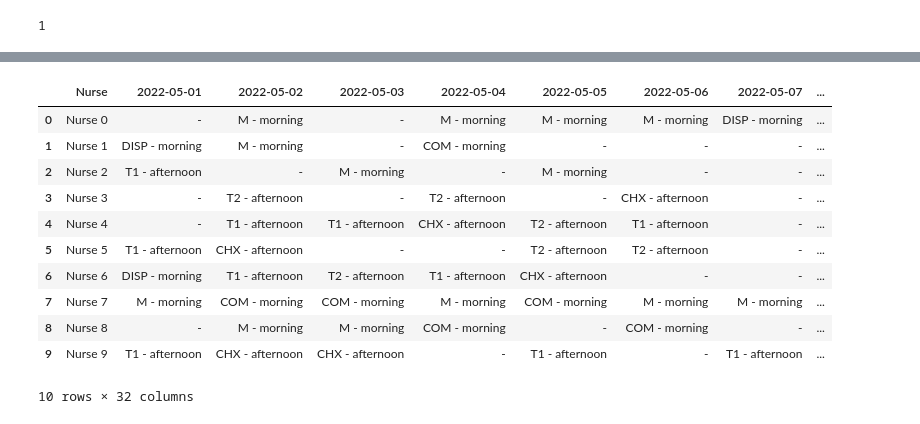
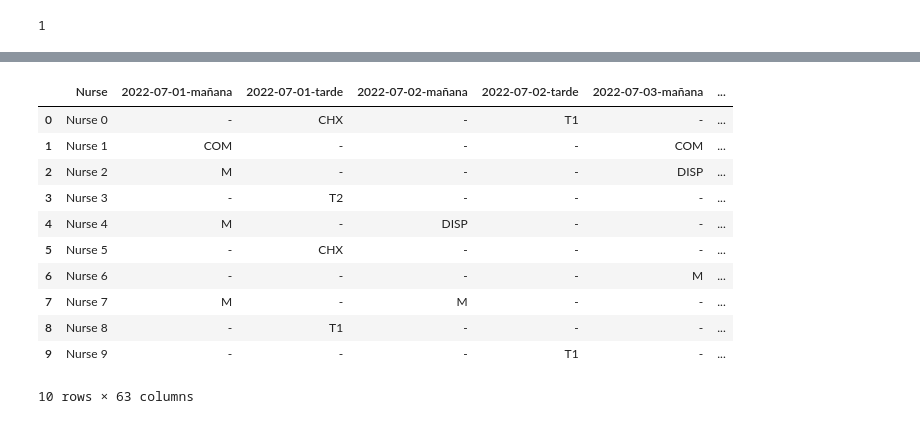
Before and after one commit to fabian-castano/HHCRSP, a Jupyter notebook: proyecto_HHCRSP/main_file.ipynb, the cells around one changed output, grey strips where cells are left out. Saved outputs shown, nothing was run; the diff lists cells and outputs as text; code cells hidden in the pictures.

```diff
--- a/proyecto_HHCRSP/main_file.ipynb
+++ b/proyecto_HHCRSP/main_file.ipynb
@@ -3,12 +3,12 @@
 from app.libs.classes import Shift, Nurse
 import json
 # %%
-with open('data/shifts.json', 'r') as f:
+with open('instances/n_nurses_10_m_7_y_2022/shifts_7-2022_1.json', 'r') as f:
     shifts = json.load(f)
 
 shifts = {shift['shift_id']: Shift(**shift) for shift in shifts}
 
-with open('data/nurses.json', 'r') as f:
+with open('instances/n_nurses_10_m_7_y_2022/n_nurses_10_7-2022_1.json', 'r') as f:
     nurses = json.load(f)
 
 nurses = {nurse['nurse_id']: Nurse(**nurse) for nurse in nurses}
@@ -196,16 +219,18 @@ Wrote result file '/var/folders/xc/t5gbnt3n5sq5bkg65xw9f1g00000gn/T/0702a4e54de3
 # %%
 import pandas as pd
 import numpy as np
-for i in I:
+"""for i in I:
     for j in J:
         if (i, j) in valid_keys and X[i, j].varValue > 0.5:
             if datetime.strptime(shifts[j].shift_date, '%Y-%m-%d').day in [1,7,8,14,15,21,22,28,29] and shifts[j].shift_type!=nurses[i].shift_preference:
                 print(f"Nurse {nurses[i].nurse_name} works in shift {shifts[j].shift_id} on {shifts[j].shift_date} ({shifts[j].shift_type}--{shifts[j].shift}--{nurses[i].shift_preference}) with vacation {nurses[i].vacations} and days off {nurses[i].dates_off}.")
             if datetime.strptime(shifts[j].shift_date, '%Y-%m-%d').day in nurses[i].dates_off:
                 print(f"Nurse {nurses[i].nurse_name} works in shift {shifts[j].shift_id} on {shifts[j].shift_date} ({shifts[j].shift_type}--{shifts[j].shift}--{nurses[i].shift_preference}) with vacation {nurses[i].vacations} and days off {nurses[i].dates_off}.")
-
+"""
 date_range=np.sort(list(set([shifts[j].shift_date for j in range(len(shifts))])))
 nurses_shifts = {nurses[i].nurse_name: {shifts[j].shift_date:shifts[j].shift+" - "+shifts[j].shift_type for j in J if (i,j) in valid_keys and X[i, j].varValue > 0.5} for i in I}
+nurses_morning_shifts={nurses[i].nurse_name: {shifts[j].shift_date:shifts[j].shift for j in J if (i,j) in valid_keys and X[i, j].varValue > 0.5 and shifts[j].shift_type=="morning"} for i in I}
+nurses_afternoo_shifts={nurses[i].nurse_name: {shifts[j].shift_date:shifts[j].shift for j in J if (i,j) in valid_keys and X[i, j].varValue > 0.5 and shifts[j].shift_type=="afternoon"} for i in I}
 
 tabulated_shifts=[]
 for nurse in nurses_shifts:
@@ -213,7 +238,12 @@ for nurse in nurses_shifts:
     for date in date_range:
         if date not in nurses_shifts[nurse]:
             line.append("-")
+            line.append("-")
+        elif date in nurses_morning_shifts[nurse]:
+           line.append(nurses_morning_shifts[nurse][date])
+           line.append("-")
         else:
-           line.append(nurses_shifts[nurse][date])
+           line.append("-")
+           line.append(nurses_afternoo_shifts[nurse][date])
     tabulated_shifts.append(line)
-tabulated_shifts=pd.DataFrame(tabulated_shifts, columns=["Nurse"]+[date for date in date_range])
+tabulated_shifts=pd.DataFrame(tabulated_shifts, columns=["Nurse"]+[str(date)+str(jornada) for date,jornada in product(date_range,["-mañana","-tarde"])])
@@ -228,16 +250,17 @@ Nurse Nurse 9 works in shift 126 on 2022-05-22 (morning--M--afternoon) with vaca
 # %%
 
+tabulated_shifts.to_excel("tabulated_shifts.xlsx")
 tabulated_shifts
 # %% [output]
-|  | Nurse | 2022-05-01 | 2022-05-02 | 2022-05-03 | 2022-05-04 | 2022-05-05 | 2022-05-06 | 2022-05-07 | ... |
-| 0 | Nurse 0 | - | M - morning | - | M - morning | M - morning | M - morning | DISP - morning | ... |
-| 1 | Nurse 1 | DISP - morning | M - morning | - | COM - morning | - | - | - | ... |
-| 2 | Nurse 2 | T1 - afternoon | - | M - morning | - | M - morning | - | - | ... |
-| 3 | Nurse 3 | - | T2 - afternoon | - | T2 - afternoon | - | CHX - afternoon | - | ... |
-| 4 | Nurse 4 | - | T1 - afternoon | T1 - afternoon | CHX - afternoon | T2 - afternoon | T1 - afternoon | - | ... |
-| 5 | Nurse 5 | T1 - afternoon | CHX - afternoon | - | - | T2 - afternoon | T2 - afternoon | - | ... |
-| 6 | Nurse 6 | DISP - morning | T1 - afternoon | T2 - afternoon | T1 - afternoon | CHX - afternoon | - | - | ... |
-| 7 | Nurse 7 | M - morning | COM - morning | COM - morning | M - morning | COM - morning | M - morning | M - morning | ... |
-| 8 | Nurse 8 | - | M - morning | M - morning | COM - morning | - | COM - morning | - | ... |
-| 9 | Nurse 9 | T1 - afternoon | CHX - afternoon | CHX - afternoon | - | T1 - afternoon | - | T1 - afternoon | ... |
+|  | Nurse | 2022-07-01-mañana | 2022-07-01-tarde | 2022-07-02-mañana | 2022-07-02-tarde | 2022-07-03-mañana | ... |
+| 0 | Nurse 0 | - | CHX | - | T1 | - | ... |
+| 1 | Nurse 1 | COM | - | - | - | COM | ... |
+| 2 | Nurse 2 | M | - | - | - | DISP | ... |
+| 3 | Nurse 3 | - | T2 | - | - | - | ... |
+| 4 | Nurse 4 | M | - | DISP | - | - | ... |
+| 5 | Nurse 5 | - | CHX | - | - | - | ... |
+| 6 | Nurse 6 | - | - | - | - | M | ... |
+| 7 | Nurse 7 | M | - | M | - | - | ... |
+| 8 | Nurse 8 | - | T1 | - | - | - | ... |
+| 9 | Nurse 9 | - | - | - | T1 | - | ... |
-10 rows × 32 columns
+10 rows × 63 columns
```
Also changed, not shown: parts of 5 cells of this notebook, 4 other files.
